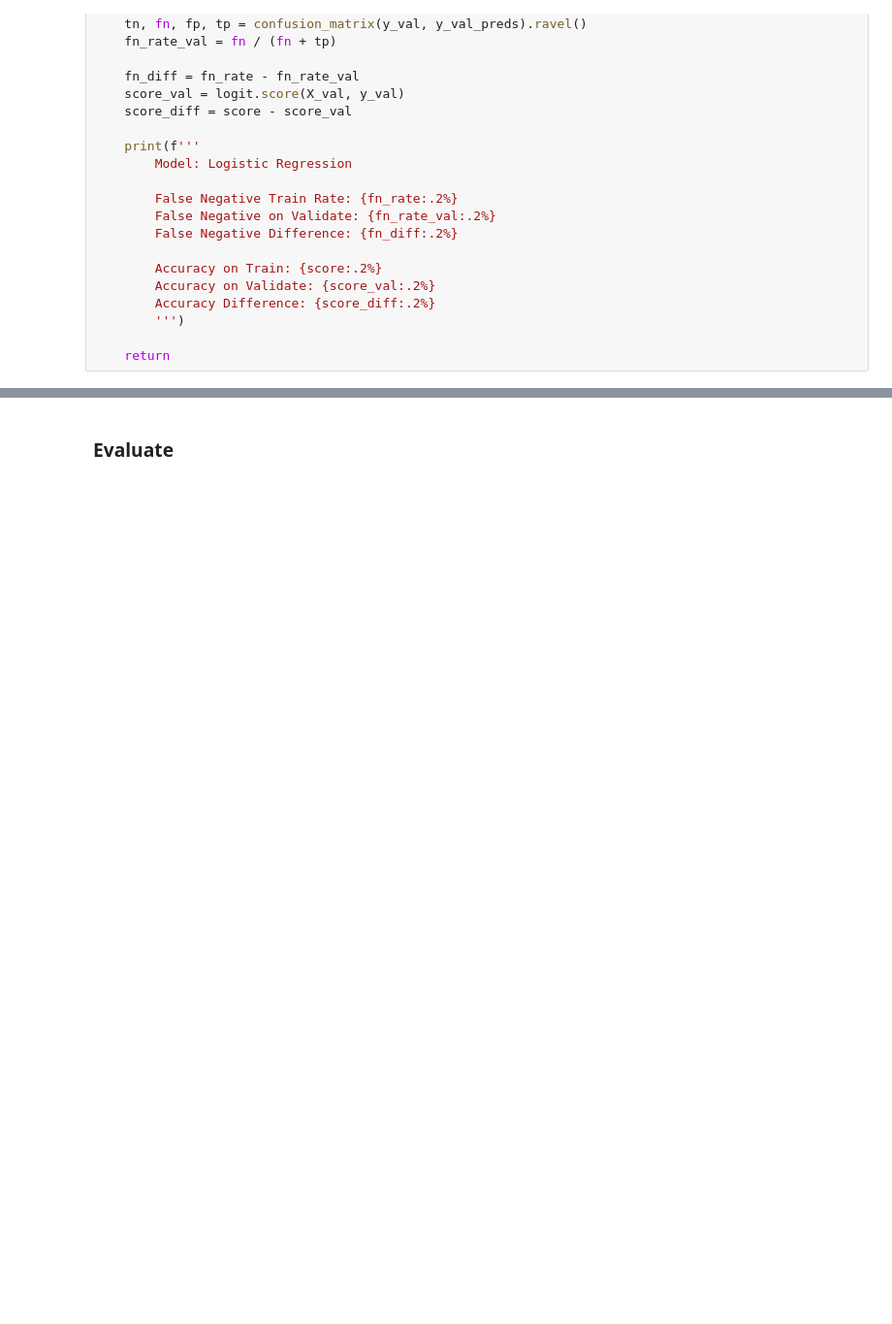
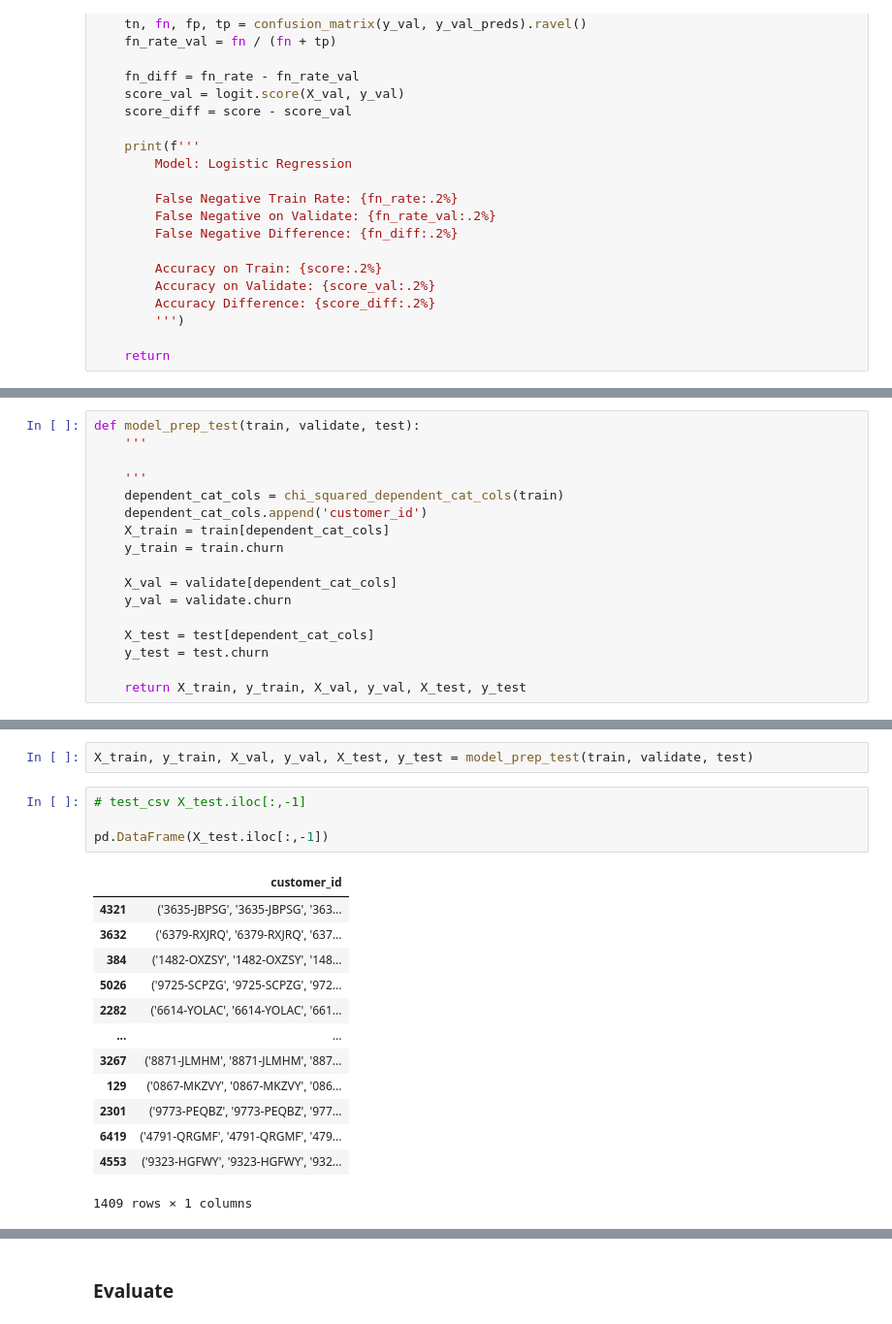
Before and after one commit to aaron-mv-moore/classification-telco-project, a Jupyter notebook: Plan.ipynb, the cells around one changed output, grey strips where cells are left out. Shown at 97% size. Cells and saved outputs as stored; diff of their text form; blank space fills up the shorter version.

```diff
--- a/Plan.ipynb
+++ b/Plan.ipynb
@@ -1485,0 +1792,17 @@ telco_best_logit(X_train, y_train, X_val, y_val)
+# %%
+def model_prep_test(train, validate, test):
+    '''
+
+    '''
+    dependent_cat_cols = chi_squared_dependent_cat_cols(train)
+    dependent_cat_cols.append('customer_id')
+    X_train = train[dependent_cat_cols]
+    y_train = train.churn
+
+    X_val = validate[dependent_cat_cols]
+    y_val = validate.churn
+
+    X_test = test[dependent_cat_cols]
+    y_test = test.churn
+
+    return X_train, y_train, X_val, y_val, X_test, y_test
@@ -1485,0 +1829,20 @@ telco_best_logit(X_train, y_train, X_val, y_val)
+# %%
+X_train, y_train, X_val, y_val, X_test, y_test = model_prep_test(train, validate, test)
+# %%
+# test_csv X_test.iloc[:,-1]
+
+pd.DataFrame(X_test.iloc[:,-1])
+# %% [output]
+|  | customer_id |
+| 4321 | ('3635-JBPSG', '3635-JBPSG', '363... |
+| 3632 | ('6379-RXJRQ', '6379-RXJRQ', '637... |
+| 384 | ('1482-OXZSY', '1482-OXZSY', '148... |
+| 5026 | ('9725-SCPZG', '9725-SCPZG', '972... |
+| 2282 | ('6614-YOLAC', '6614-YOLAC', '661... |
+| ... | ... |
+| 3267 | ('8871-JLMHM', '8871-JLMHM', '887... |
+| 129 | ('0867-MKZVY', '0867-MKZVY', '086... |
+| 2301 | ('9773-PEQBZ', '9773-PEQBZ', '977... |
+| 6419 | ('4791-QRGMF', '4791-QRGMF', '479... |
+| 4553 | ('9323-HGFWY', '9323-HGFWY', '932... |
+1409 rows × 1 columns
```
Also changed, not shown: parts of 79 cells of this notebook, 4 other files.
